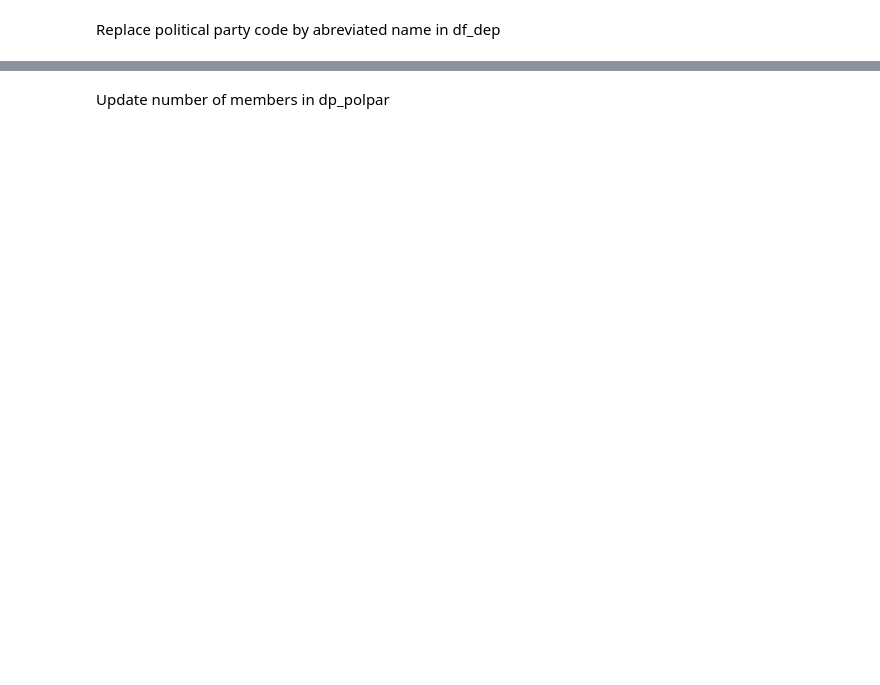
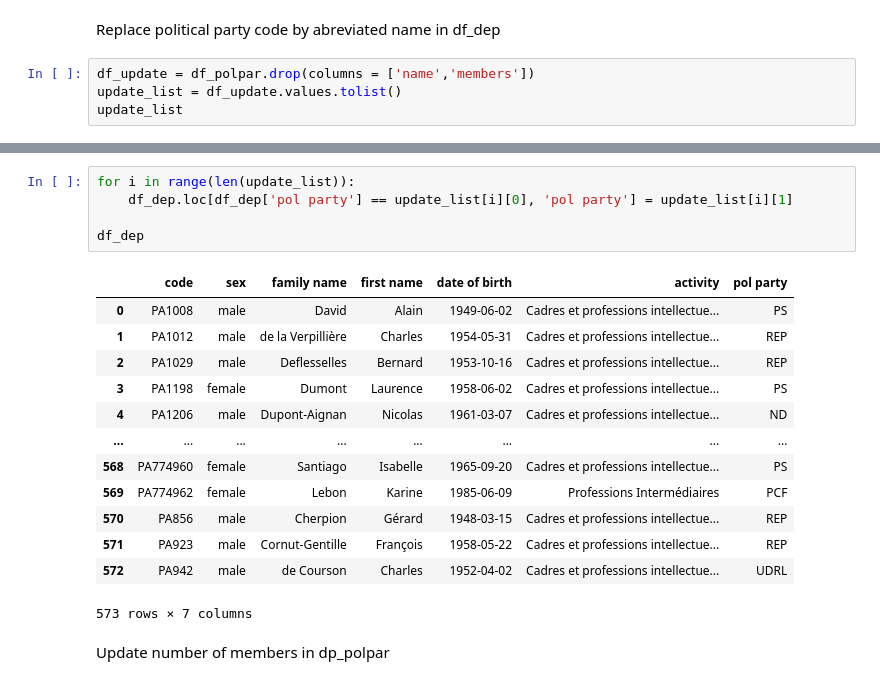
Before and after one commit to max-lutz/national-assembly, a Jupyter notebook: Data exploratory phase.ipynb, the cells around one changed output, grey strips where cells are left out. Cells and saved outputs as stored; diff of their text form; blank space fills up the shorter version.

```diff
--- a/Data exploratory phase.ipynb
+++ b/Data exploratory phase.ipynb
@@ -307,2 +313,6 @@ dtype: int64
 # %% [markdown]
 Replace political party code by abreviated name in df_dep
+# %%
+df_update = df_polpar.drop(columns = ['name','members'])
+update_list = df_update.values.tolist()
+update_list
@@ -309,2 +346,21 @@ Replace political party code by abreviated name in df_dep
+# %%
+for i in range(len(update_list)):
+    df_dep.loc[df_dep['pol party'] == update_list[i][0], 'pol party'] = update_list[i][1]
+
+df_dep
+# %% [output]
+|  | code | sex | family name | first name | date of birth | activity | pol party |
+| 0 | PA1008 | male | David | Alain | 1949-06-02 | Cadres et professions intellectue... | PS |
+| 1 | PA1012 | male | de la Verpillière | Charles | 1954-05-31 | Cadres et professions intellectue... | REP |
+| 2 | PA1029 | male | Deflesselles | Bernard | 1953-10-16 | Cadres et professions intellectue... | REP |
+| 3 | PA1198 | female | Dumont | Laurence | 1958-06-02 | Cadres et professions intellectue... | PS |
+| 4 | PA1206 | male | Dupont-Aignan | Nicolas | 1961-03-07 | Cadres et professions intellectue... | ND |
+| ... | ... | ... | ... | ... | ... | ... | ... |
+| 568 | PA774960 | female | Santiago | Isabelle | 1965-09-20 | Cadres et professions intellectue... | PS |
+| 569 | PA774962 | female | Lebon | Karine | 1985-06-09 | Professions Intermédiaires | PCF |
+| 570 | PA856 | male | Cherpion | Gérard | 1948-03-15 | Cadres et professions intellectue... | REP |
+| 571 | PA923 | male | Cornut-Gentille | François | 1958-05-22 | Cadres et professions intellectue... | REP |
+| 572 | PA942 | male | de Courson | Charles | 1952-04-02 | Cadres et professions intellectue... | UDRL |
+573 rows × 7 columns
 # %% [markdown]
 Update number of members in dp_polpar
```
Also changed, not shown: parts of 13 cells of this notebook.
